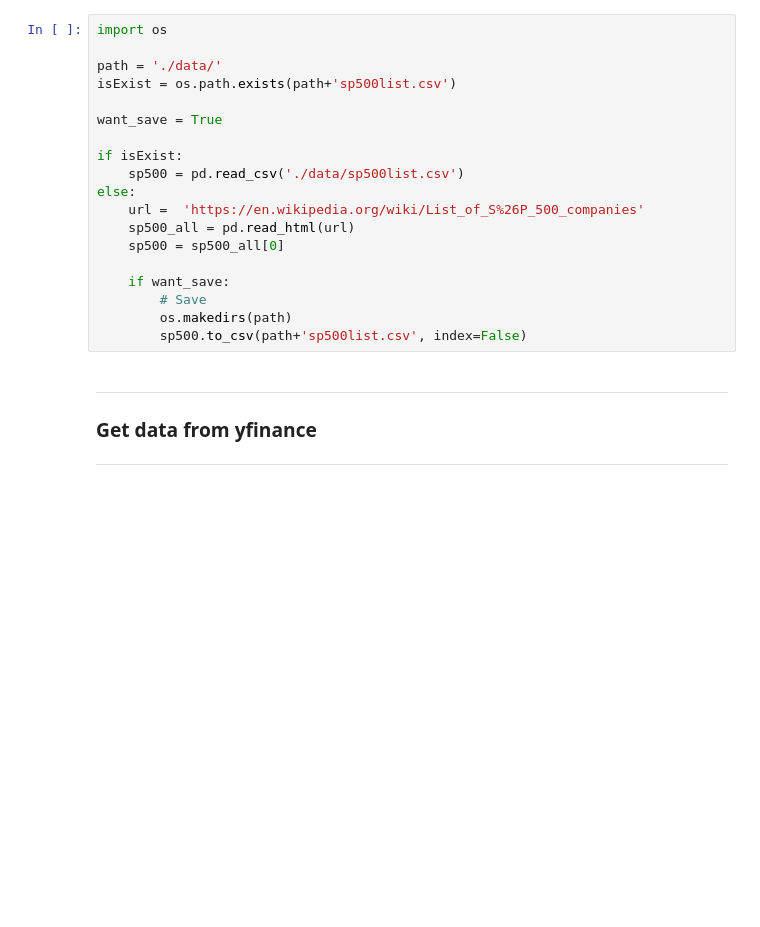
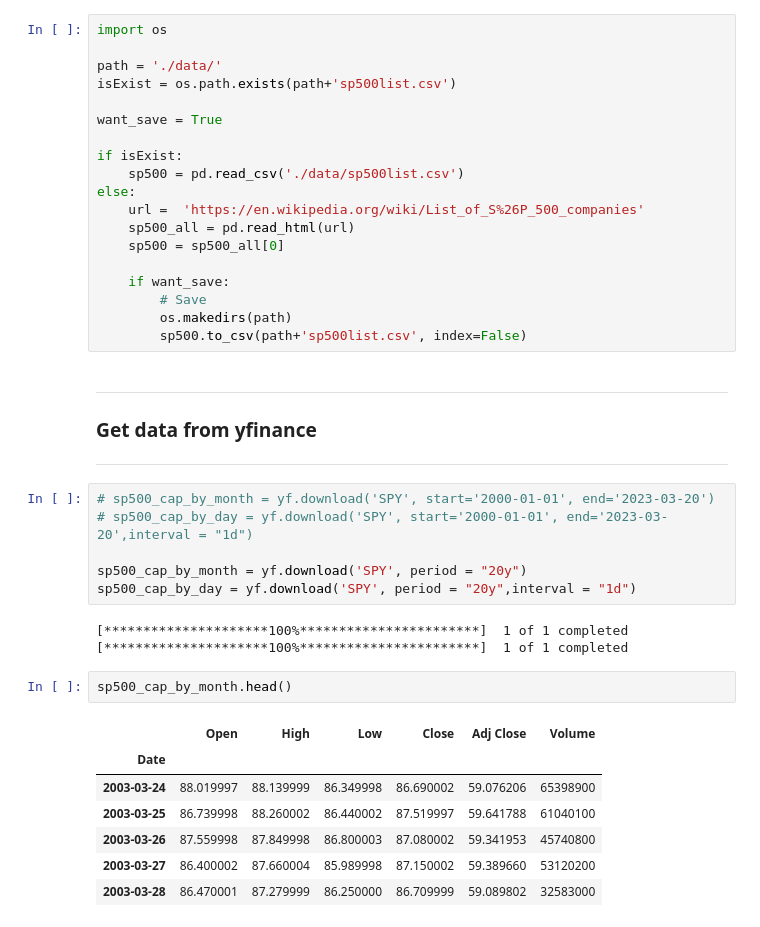
Before and after one commit to PhDNoe/PI_SP500, a Jupyter notebook: EDA/Initial_Eda.ipynb, the cells around one changed output. Saved outputs shown, nothing was run; the diff lists cells and outputs as text; blank space fills up the shorter version.

```diff
--- a/EDA/Initial_Eda.ipynb
+++ b/EDA/Initial_Eda.ipynb
@@ -54,3 +54,22 @@ else:
 ### Get data from yfinance
 
 ---
+# %%
+# sp500_cap_by_month = yf.download('SPY', start='2000-01-01', end='2023-03-20')
+# sp500_cap_by_day = yf.download('SPY', start='2000-01-01', end='2023-03-20',interval = "1d")
+
+sp500_cap_by_month = yf.download('SPY', period = "20y")
+sp500_cap_by_day = yf.download('SPY', period = "20y",interval = "1d")
+# %% [output]
+[*********************100%***********************]  1 of 1 completed
+[*********************100%***********************]  1 of 1 completed
+# %%
+sp500_cap_by_month.head()
+# %% [output]
+|  | Open | High | Low | Close | Adj Close | Volume |
+| Date |  |  |  |  |  |  |
+| 2003-03-24 | 88.019997 | 88.139999 | 86.349998 | 86.690002 | 59.076206 | 65398900 |
+| 2003-03-25 | 86.739998 | 88.260002 | 86.440002 | 87.519997 | 59.641788 | 61040100 |
+| 2003-03-26 | 87.559998 | 87.849998 | 86.800003 | 87.080002 | 59.341953 | 45740800 |
+| 2003-03-27 | 86.400002 | 87.660004 | 85.989998 | 87.150002 | 59.389660 | 53120200 |
+| 2003-03-28 | 86.470001 | 87.279999 | 86.250000 | 86.709999 | 59.089802 | 32583000 |
```
Also changed, not shown: parts of 1 cell of this notebook, 1 other file.
